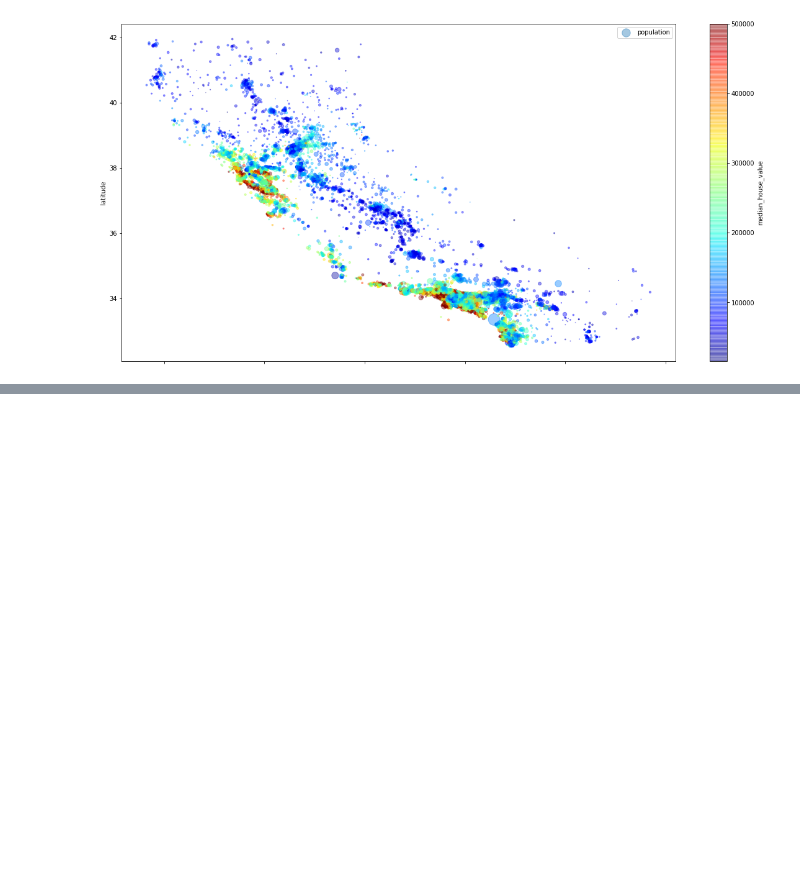
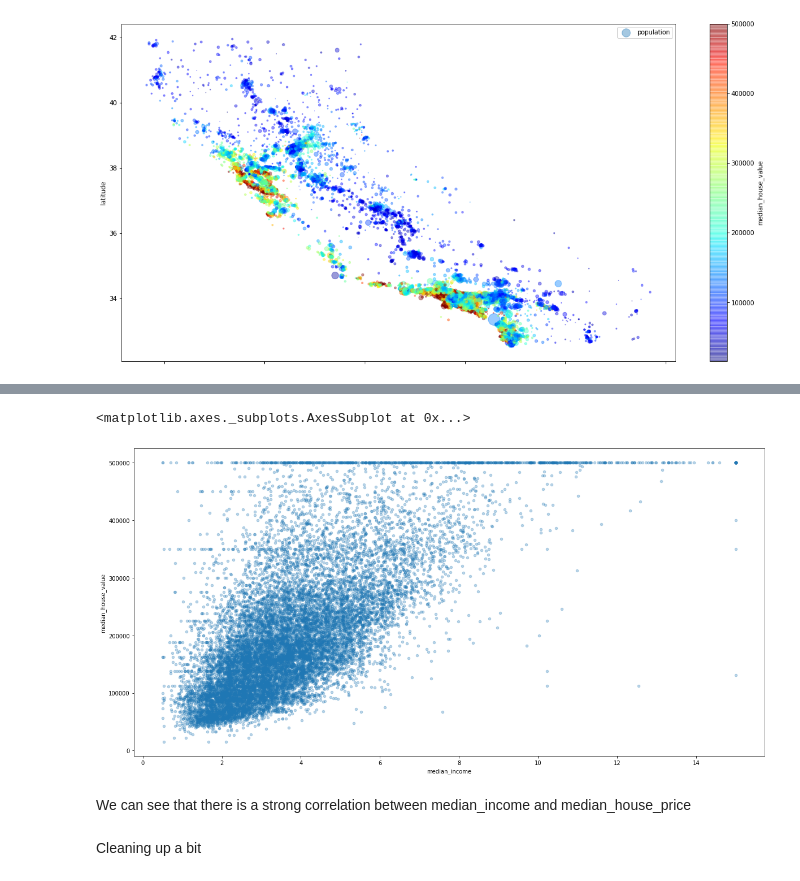
Before and after one commit to AnastasiaZhivilo/ML_self_study, a Jupyter notebook: Project1-House_Prices _tutorial.ipynb, the cells around one changed output, grey strips where cells are left out. Saved outputs shown, nothing was run; the diff lists cells and outputs as text; code cells hidden in the pictures; blank space fills up the shorter version.

```diff
--- a/Project1-House_Prices _tutorial.ipynb
+++ b/Project1-House_Prices _tutorial.ipynb
@@ -146,0 +191,10 @@ plt.legend()
+# %%
+housing.plot(kind="scatter", x="median_income", y="median_house_value",
+ alpha=0.3, figsize = [20,10])
+# %% [output]
+<matplotlib.axes._subplots.AxesSubplot at 0x...>
+[figure, added]
+# %% [markdown]
+We can see that there is a strong correlation between median_income and median_house_price
+# %% [markdown]
+Cleaning up a bit
```
Also changed, not shown: parts of 39 cells of this notebook.
